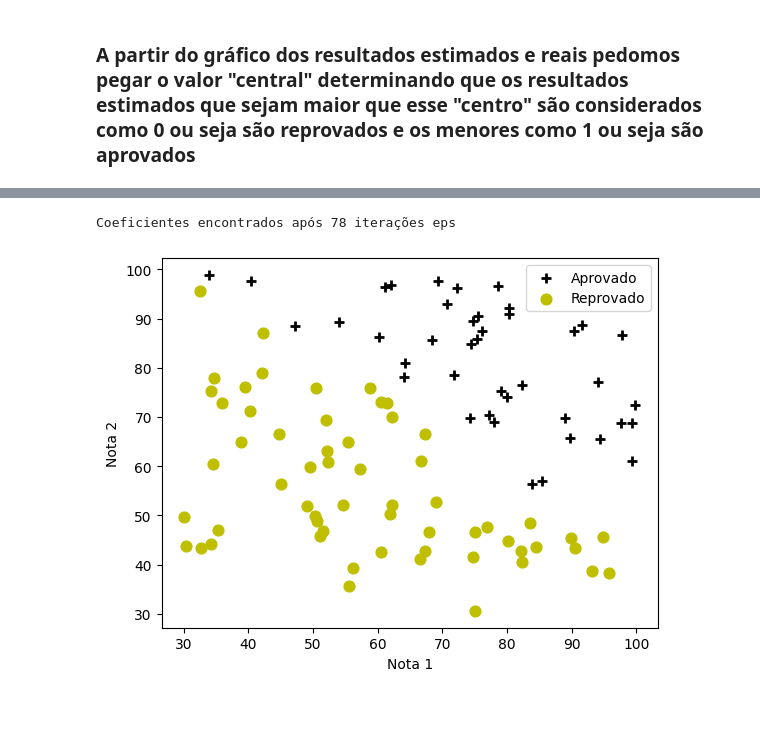
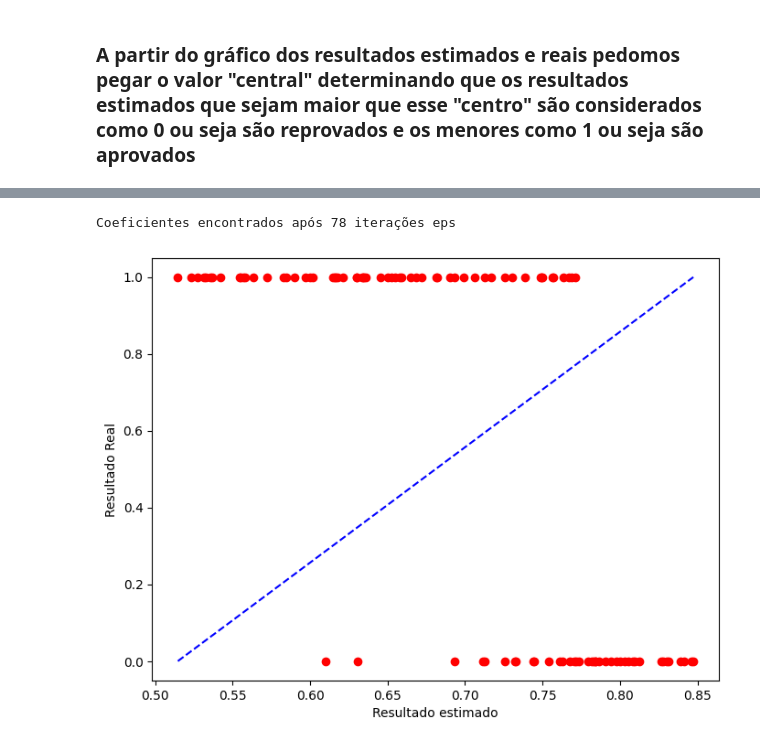
Before and after one commit to Ahmedntc/Computational-Science, a Jupyter notebook: logRegression/Regressao logistica.ipynb, the cells around one changed output, grey strips where cells are left out. Cells and saved outputs as stored; diff of their text form; code cells hidden in the pictures; blank space fills up the shorter version.

```diff
--- a/logRegression/Regressao logistica.ipynb
+++ b/logRegression/Regressao logistica.ipynb
@@ -172,9 +188,15 @@ Coeficientes encontrados após 10000 iterações
-# %%
-a4, b4, c4, perdas, var_a, var_b,  iters = gradDescent(notas1, notas2, results, alfa= 0.001, epsilon=1e-5)
-
-Y_pred = sigmoide(notas1, notas2, a4, b4, c4)
-
-plotDataSig(notas, 'Nota 1', 'Nota 2', 'Aprovado', 'Reprovado')
-# %% [output]
-Coeficientes encontrados após 78 iterações eps
-[figure, removed]
+# %%
+a4, b4, c4, perdas, var_a, var_b,  iters = gradDescent(notas1, notas2, results, alfa= 0.001, epsilon=1e-5)
+
+Y_pred4 = sigmoide(notas1, notas2, a4, b4, c4)
+
+# Plotando os mesmos dados com a linha
+plt.figure(figsize = (8,6))
+plt.scatter(Y_pred4, results, marker='o', color='red')
+plt.plot([min(Y_pred4), max(Y_pred4)], [min(results), max(results)], color='blue',markerfacecolor='red', markersize=10,linestyle='dashed')
+plt.xlabel("Resultado estimado")
+plt.ylabel("Resultado Real")
+plt.show()
+# %% [output]
+Coeficientes encontrados após 78 iterações eps
+[figure, added]
```
Also changed, not shown: parts of 13 cells of this notebook.
